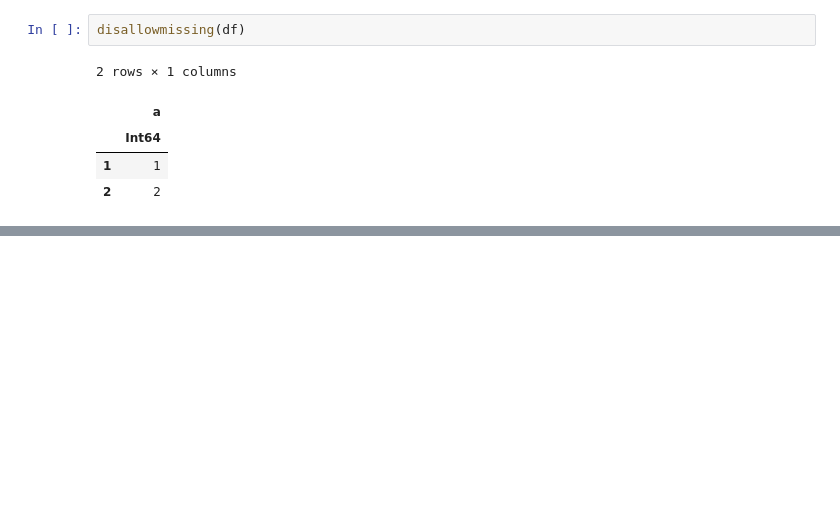
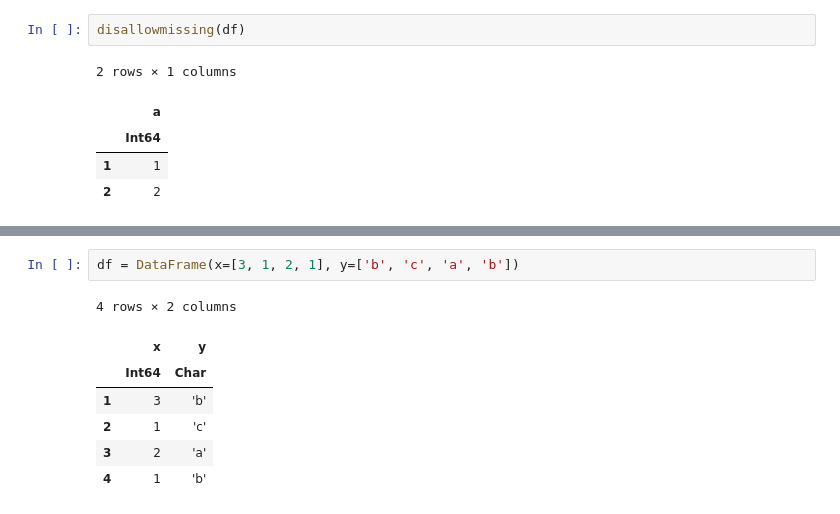
Before and after one commit to damiansp/julia, a Jupyter notebook: dsDocs/DataFrames/functions_1.jl.ipynb, the cells around one changed output, grey strips where cells are left out. Drawn from its saved outputs; the diff is of its cells as text; blank space fills up the shorter version.

```diff
--- a/dsDocs/DataFrames/functions.jl.ipynb
+++ b/dsDocs/DataFrames/functions_1.jl.ipynb
@@ -895,0 +1006,10 @@ disallowmissing(df)
+# %%
+df = DataFrame(x=[3, 1, 2, 1], y=['b', 'c', 'a', 'b'])
+# %% [output]
+4 rows × 2 columns
+|  | x | y |
+|  | Int64 | Char |
+| 1 | 3 | 'b' |
+| 2 | 1 | 'c' |
+| 3 | 2 | 'a' |
+| 4 | 1 | 'b' |
```
Also changed, not shown: parts of 18 cells of this notebook, 1 other file.
